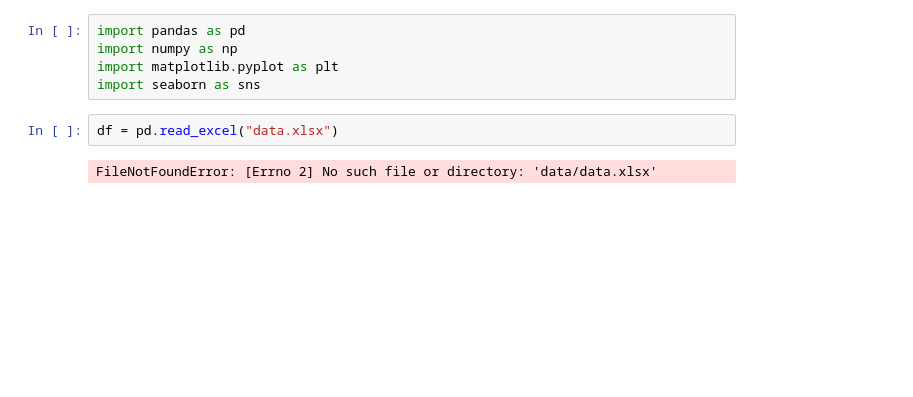
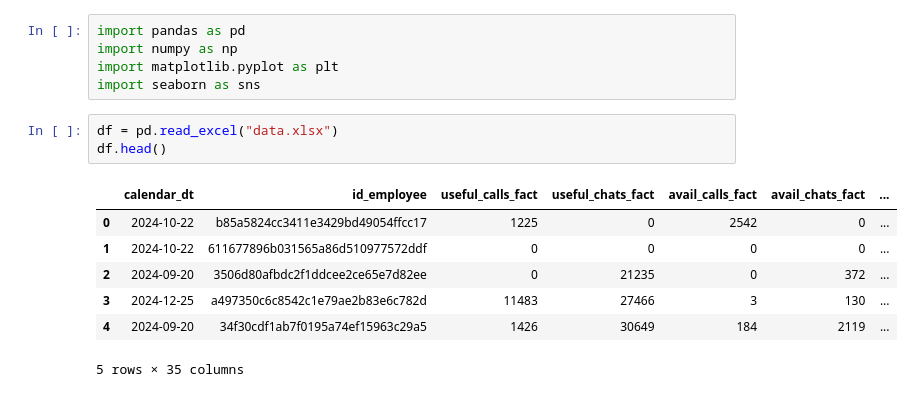
Before and after one commit to Worislooov/DANO_MSC_2025, a Jupyter notebook: Lev/graphycs.ipynb, the cells around one changed output. Cells and saved outputs as stored; diff of their text form; blank space fills up the shorter version.

```diff
--- a/Lev/graphycs.ipynb
+++ b/Lev/graphycs.ipynb
@@ -5,5 +5,12 @@ import matplotlib.pyplot as plt
 import seaborn as sns
 # %%
 df = pd.read_excel("data.xlsx")
+df.head()
 # %% [output]
+|  | calendar_dt | id_employee | useful_calls_fact | useful_chats_fact | avail_calls_fact | avail_chats_fact | ... |
+| 0 | 2024-10-22 | b85a5824cc3411e3429bd49054ffcc17 | 1225 | 0 | 2542 | 0 | ... |
+| 1 | 2024-10-22 | 611677896b031565a86d510977572ddf | 0 | 0 | 0 | 0 | ... |
+| 2 | 2024-09-20 | 3506d80afbdc2f1ddcee2ce65e7d82ee | 0 | 21235 | 0 | 372 | ... |
+| 3 | 2024-12-25 | a497350c6c8542c1e79ae2b83e6c782d | 11483 | 27466 | 3 | 130 | ... |
+| 4 | 2024-09-20 | 34f30cdf1ab7f0195a74ef15963c29a5 | 1426 | 30649 | 184 | 2119 | ... |
-FileNotFoundError: [Errno 2] No such file or directory: 'data/data.xlsx'
+5 rows × 35 columns
```
Also changed, not shown: parts of 1 cell of this notebook.
